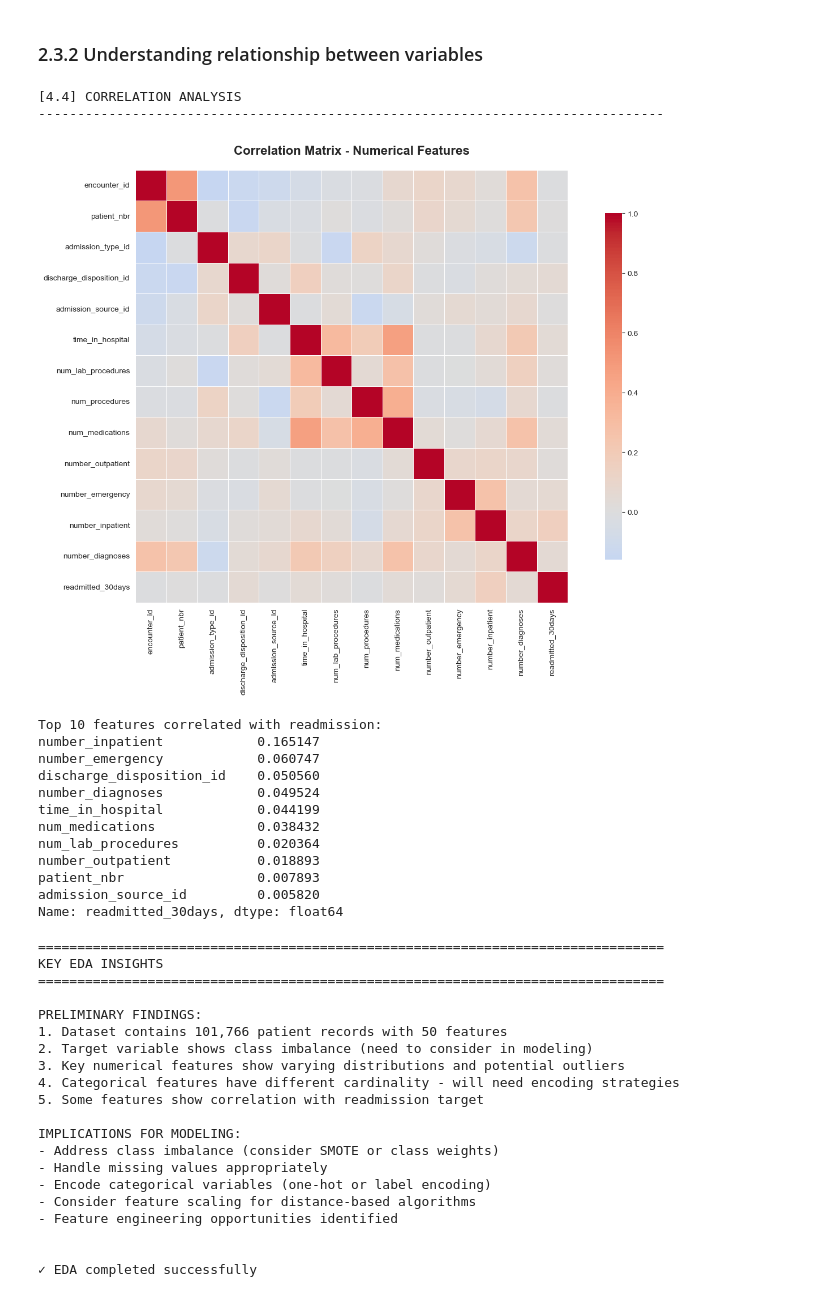
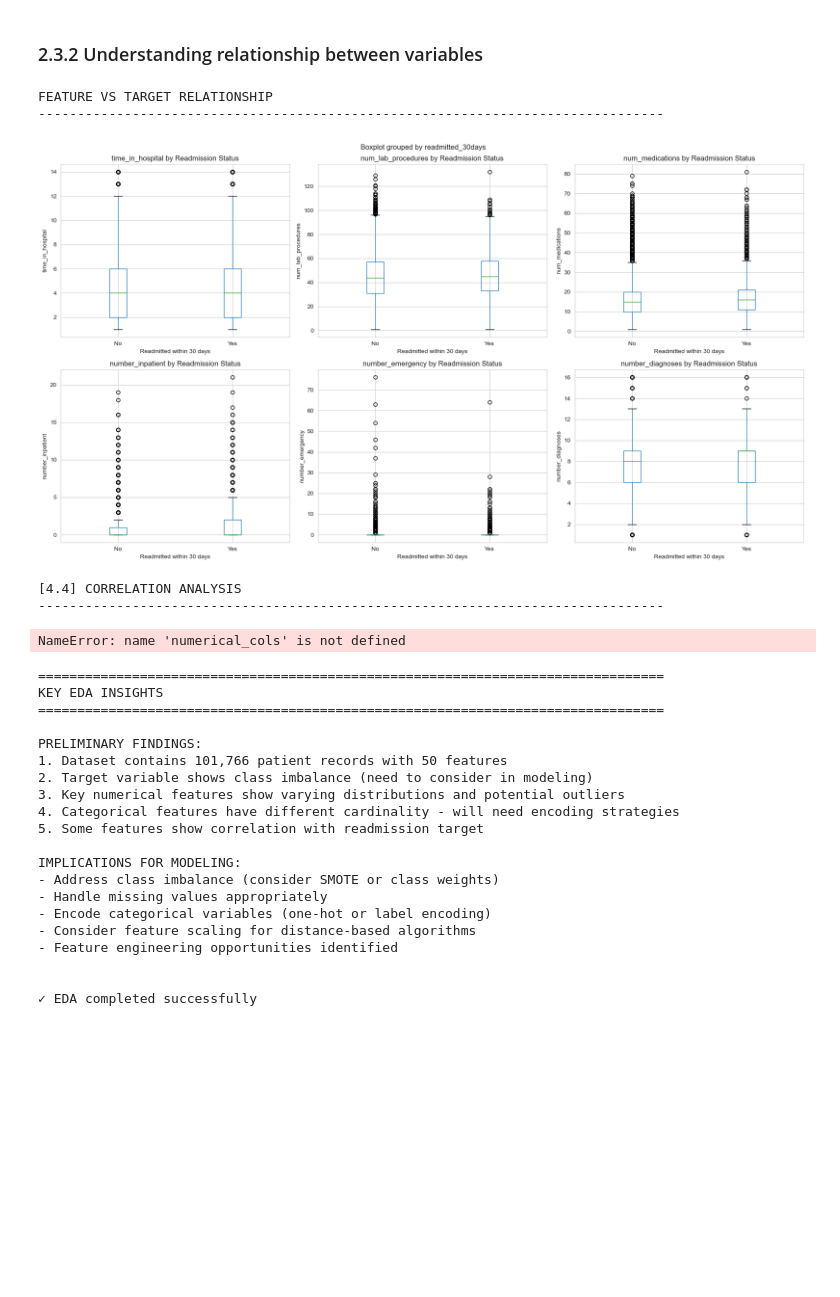
Before and after one commit to Troaxx/mldp, a Jupyter notebook: Daniella Han Xue En_2404908B.ipynb, the cells around one changed output. Cells and saved outputs as stored; diff of their text form; code cells hidden in the pictures; blank space fills up the shorter version.

```diff
--- a/Daniella Han Xue En_2404908B.ipynb
+++ b/Daniella Han Xue En_2404908B.ipynb
@@ -132,2 +134,12 @@ Name: count, dtype: int64
 # %% [markdown]
 ## 2.2 Summary Statistics
+# %%
+df = pd.read_csv('diabetic_data.csv')
+
+print("\n" + "="*80)
+print("DATASET OVERVIEW")
+print("="*80)
+print(f"Dataset shape: {df.shape}")
+print(f"Number of samples: {df.shape[0]:,}")
+print(f"Number of features: {df.shape[1]}")
+print(f"\nMemory usage: {df.memory_usage(deep=True).sum() / 1024**2:.2f} MB")
@@ -272,6 +311,31 @@ print("\n✓ Missing values analysis completed")
 ### 2.3.1.2 Understanding distribution of features
 # %% [markdown]
 ### 2.3.2 Understanding relationship between variables
+# %%
+print("\nFEATURE VS TARGET RELATIONSHIP")
+print("-" * 80)
+
+fig, axes = plt.subplots(2, 3, figsize=(18, 10))
+axes = axes.ravel()
+
+key_features_target = ['time_in_hospital', 'num_lab_procedures', 'num_medications',
+                       'number_inpatient', 'number_emergency', 'number_diagnoses']
+
+for idx, col in enumerate(key_features_target):
+    if col in df.columns:
+        df.boxplot(column=col, by='readmitted_30days', ax=axes[idx])
+        axes[idx].set_title(f'{col} by Readmission Status')
+        axes[idx].set_xlabel('Readmitted within 30 days')
+        axes[idx].set_ylabel(col)
+        plt.sca(axes[idx])
+        plt.xticks([1, 2], ['No', 'Yes'])
+
+plt.tight_layout()
+plt.show()
+# %% [output]
+FEATURE VS TARGET RELATIONSHIP
+--------------------------------------------------------------------------------
+[figure, added]
 # %%
 print("\n[4.4] CORRELATION ANALYSIS")
 print("-" * 80)
@@ -291,19 +355,7 @@ print(target_corr.head(11)[1:])
 # %% [output]
 [4.4] CORRELATION ANALYSIS
 --------------------------------------------------------------------------------
-[figure, removed]
-Top 10 features correlated with readmission:
-number_inpatient            0.165147
-number_emergency            0.060747
-discharge_disposition_id    0.050560
-number_diagnoses            0.049524
-time_in_hospital            0.044199
-num_medications             0.038432
-num_lab_procedures          0.020364
-number_outpatient           0.018893
-patient_nbr                 0.007893
-admission_source_id         0.005820
-Name: readmitted_30days, dtype: float64
+NameError: name 'numerical_cols' is not defined
 # %%
 print("\n" + "="*80)
 print("KEY EDA INSIGHTS")
```
Also changed, not shown: parts of 10 cells of this notebook, 1 other file.
